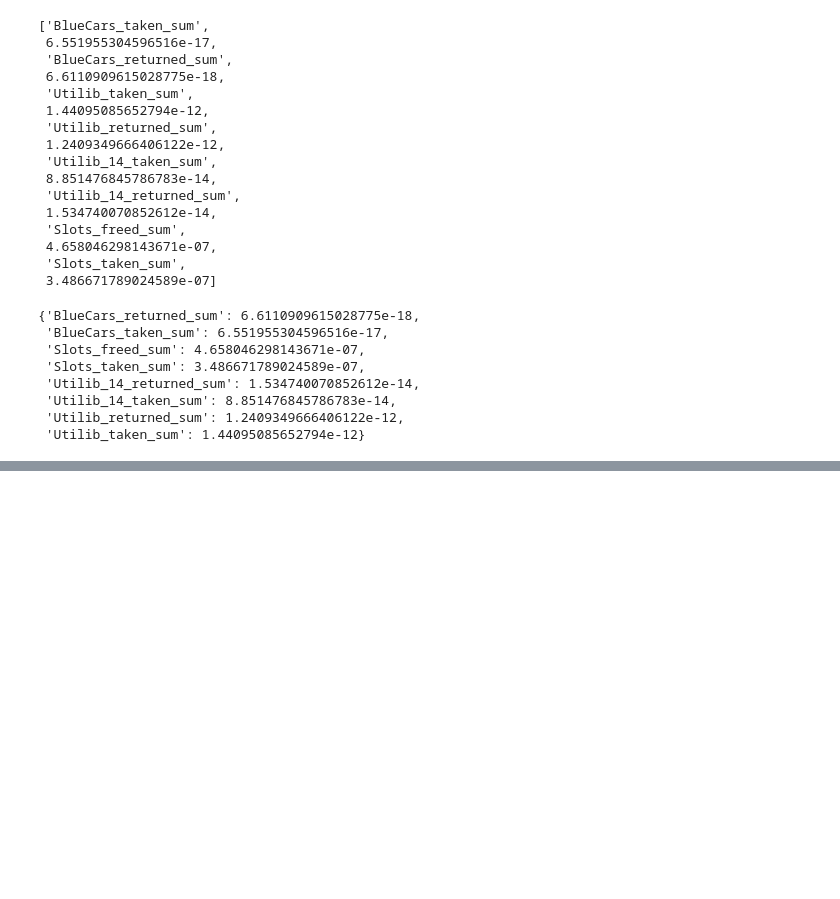
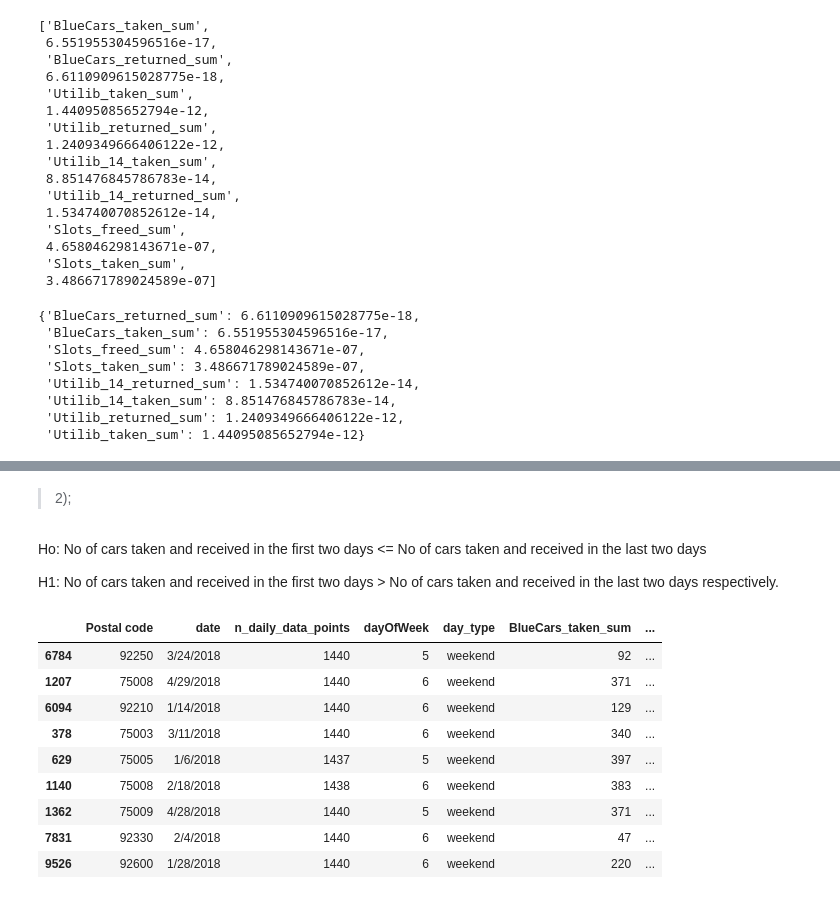
Before and after one commit to WinnieAnyoso/w4_core_ip, a Jupyter notebook: Moringa_Data_Science_Core_W4_Independent_Project_2020_07_Winnie_Anyoso_Python.ipynb, the cells around one changed output, grey strips where cells are left out. Saved outputs shown, nothing was run; the diff lists cells and outputs as text; code cells hidden in the pictures; blank space fills up the shorter version.

```diff
--- a/Moringa_Data_Science_Core_W4_Independent_Project_2020_07_Winnie_Anyoso_Python.ipynb
+++ b/Moringa_Data_Science_Core_W4_Independent_Project_2020_07_Winnie_Anyoso_Python.ipynb
@@ -638,0 +643,27 @@ res
+# %% [markdown]
+
+
+> 2);
+# %% [markdown]
+Ho: No of cars taken and received in the first two days <= No of cars taken and received in the last two days
+
+H1: No of cars taken and received in the first two days > No of cars taken and received in the last two days respectively.
+# %%
+# Ho: There is no significant difference btn the groups
+# H1: There is a significant difference btn the groups
+
+## creating 2 groups
+a2 = df[df['dayOfWeek']<=1].sample(2000)
+b2 = df[df['dayOfWeek'] > 4].sample(2000)     # "!= weekday" is equal to "==weekend"
+b2.sample(9)
+# %% [output]
+|  | Postal code | date | n_daily_data_points | dayOfWeek | day_type | BlueCars_taken_sum | ... |
+| 6784 | 92250 | 3/24/2018 | 1440 | 5 | weekend | 92 | ... |
+| 1207 | 75008 | 4/29/2018 | 1440 | 6 | weekend | 371 | ... |
+| 6094 | 92210 | 1/14/2018 | 1440 | 6 | weekend | 129 | ... |
+| 378 | 75003 | 3/11/2018 | 1440 | 6 | weekend | 340 | ... |
+| 629 | 75005 | 1/6/2018 | 1437 | 5 | weekend | 397 | ... |
+| 1140 | 75008 | 2/18/2018 | 1438 | 6 | weekend | 383 | ... |
+| 1362 | 75009 | 4/28/2018 | 1440 | 5 | weekend | 371 | ... |
+| 7831 | 92330 | 2/4/2018 | 1440 | 6 | weekend | 47 | ... |
+| 9526 | 92600 | 1/28/2018 | 1440 | 6 | weekend | 220 | ... |
```
Also changed, not shown: parts of 7 cells of this notebook.
